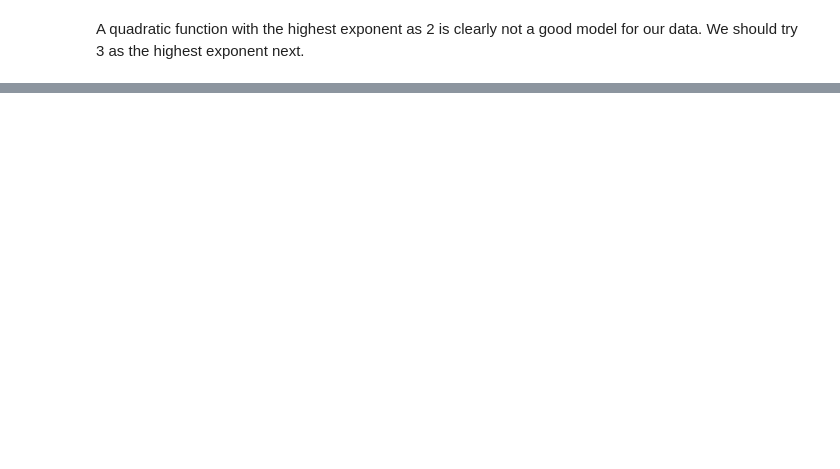
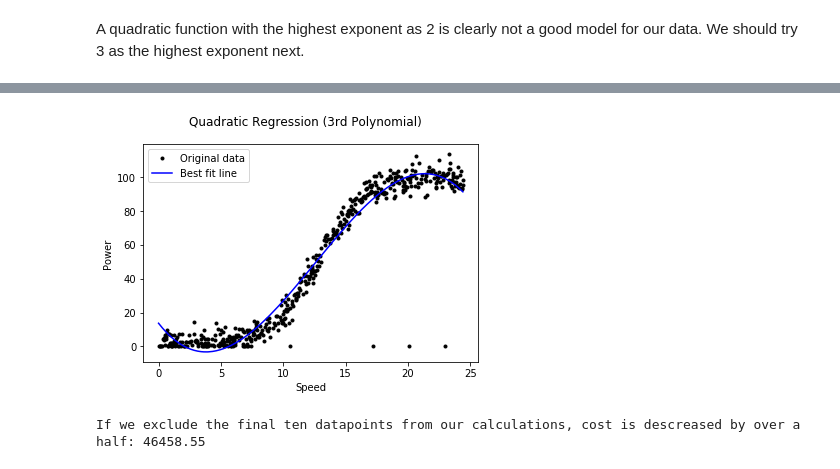
Before and after one commit to ashleycampion/GMIT_fundamentals_of_data_analysis_module, a Jupyter notebook: Project.ipynb, the cells around one changed output, grey strips where cells are left out. Drawn from its saved outputs; the diff is of its cells as text; code cells hidden in the pictures; blank space fills up the shorter version.

```diff
--- a/Project.ipynb
+++ b/Project.ipynb
@@ -192,0 +225,23 @@ Clearly, we have found a strong model for our sample. The only cavet here is tha
+# %%
+# this time will will simply use numpy's polyfit method
+three, two, one, zero = np.polyfit(df[columns[0]][:490], df[columns[1]][:490], 3)
+
+
+plt.plot(df[columns[0]][:490], df[columns[1]][:490], 'k.', label='Original data')
+plt.plot(df[columns[0]][:490], (three*df[columns[0]][:490]**3 + two*df[columns[0]][:490]**2 + one * df[columns[0]][:490] + zero), 'b-', label='Best fit line')
+
+# Add axis labels and a legend.
+plt.suptitle("Quadratic Regression (3rd Polynomial)")
+plt.xlabel('Speed')
+plt.ylabel('Power')
+plt.legend()
+
+# Show the plot.
+plt.show()
+
+cost = np.sum([(df[columns[1]][i] - (three*df[columns[0]][i]**3 + two*df[columns[0]][i]**2 + one * df[columns[0]][i] + zero))**2 for i in range(df[columns[0]].size-10)])
+
+print(f"If we exclude the final ten datapoints from our calculations, cost is descreased by over a half: {cost.round(2)}")
+# %% [output]
+[figure, added]
+If we exclude the final ten datapoints from our calculations, cost is descreased by over a half: 46458.55
```
Also changed, not shown: parts of 11 cells of this notebook.
